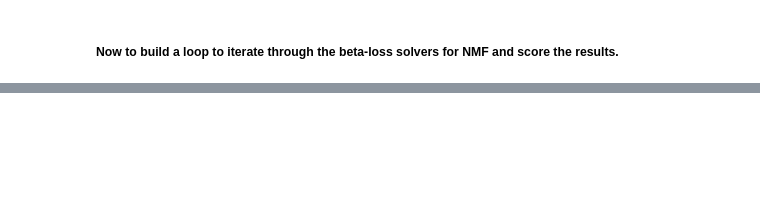
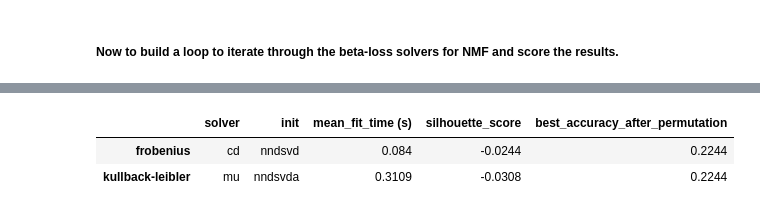
Before and after one commit to FleaBusyBeeBergs/dtsa5510-bbc-news-classification, a Jupyter notebook: bbc-news-classification.ipynb, the cells around one changed output, grey strips where cells are left out. Drawn from its saved outputs; the diff is of its cells as text; code cells hidden in the pictures; blank space fills up the shorter version.

```diff
--- a/bbc-news-classification.ipynb
+++ b/bbc-news-classification.ipynb
@@ -385,10 +364,0 @@ No. of duplicate articles: 13
-# %%
-# suppress sparse matrix warnings
-warnings.simplefilter("ignore", SparseEfficiencyWarning)
-
-# map categories to numbers
-test_category_mapping = {category: i for i, category in enumerate(test_df['Category'].unique())}
-print(test_category_mapping)
-
-# catergory -> number
-test_labels = test_df['Category'].map(test_category_mapping)
@@ -396,0 +365,76 @@ KeyError: 'Category'
+# %%
+# vectorize
+test_tfidf = vectorizer.transform(test_df['Text'])
+
+# feature names
+feature_names = vectorizer.get_feature_names_out()
+# %%
+# test results
+test_results_dict = {}
+
+# beta loss options & solvers
+beta_loss_solvers = {
+    'frobenius': ('cd', 'nndsvd'),
+    'kullback-leibler': ('mu', 'nndsvda')
+}
+
+# init nmf
+num_topics = 5  # because i know we have 5 categories
+
+# iterate through beta loss options
+for beta_loss, (solver, init) in beta_loss_solvers.items():
+
+    # init nmf
+    nmf_model = NMF(n_components = num_topics,
+                    random_state = 5510,
+                    init = init,
+                    beta_loss = beta_loss,
+                    solver = solver,
+                    tol = 1e-3,
+                    max_iter = 200
+                    )
+    # start timer
+    start_time = time.time()
+
+    # fit
+    W = nmf_model.fit_transform(test_tfidf)
+    H = nmf_model.components_
+
+    # pred cluster labels yp, mapo categories to numbers
+    yp = np.argmax(W, axis=1)
+    category_mapping = {category: i for i, category in enumerate(test_df['Category'].unique())}
+    test_labels = test_df['Category'].map(category_mapping)
+
+    # find best permutation
+    best_permutation, best_accuracy = label_permute_compare(test_labels, yp, n=5)
+    yp_permuted = np.array([best_permutation[label] for label in yp])
+
+    # stop timer
+    fit_time = time.time() - start_time
+
+    # reduce dimensions adn normalize
+    reduced_df = normalize(W)
+
+    # silhouette_score
+    if reduced_df.shape[1] > 1:
+        silhouette_avg = silhouette_score(reduced_df,
+                                          test_labels)
+    else:
+        silhouette_avg = None
+
+    # store results
+    test_results_dict[beta_loss] = {
+        'solver': solver,
+        'init': init,
+        'mean_fit_time (s)': round(fit_time, 4),
+        'silhouette_score': round(silhouette_avg, 4) if silhouette_avg is not None else 'N/A',
+        'best_accuracy_after_permutation': round(best_accuracy, 4)
+    }
+
+
+test_results_df = pd.DataFrame(test_results_dict).T
+test_results_df
+# %% [output]
+|  | solver | init | mean_fit_time (s) | silhouette_score | best_accuracy_after_permutation |
+| frobenius | cd | nndsvd | 0.084 | -0.0244 | 0.2244 |
+| kullback-leibler | mu | nndsvda | 0.3109 | -0.0308 | 0.2244 |
```
Also changed, not shown: parts of 23 cells of this notebook.
